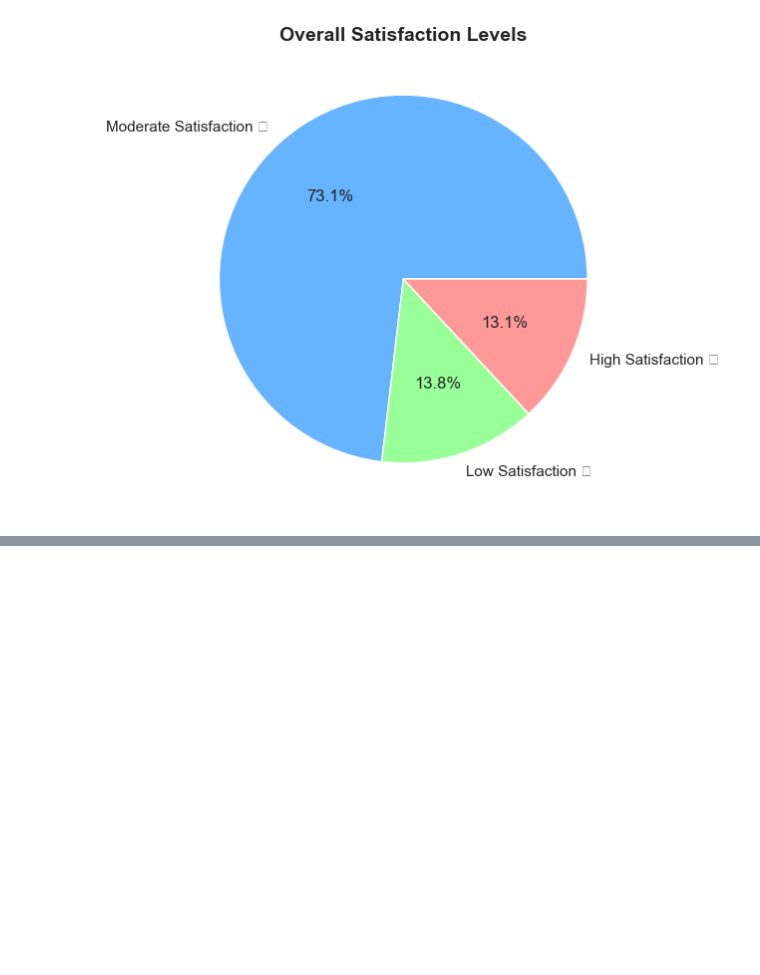
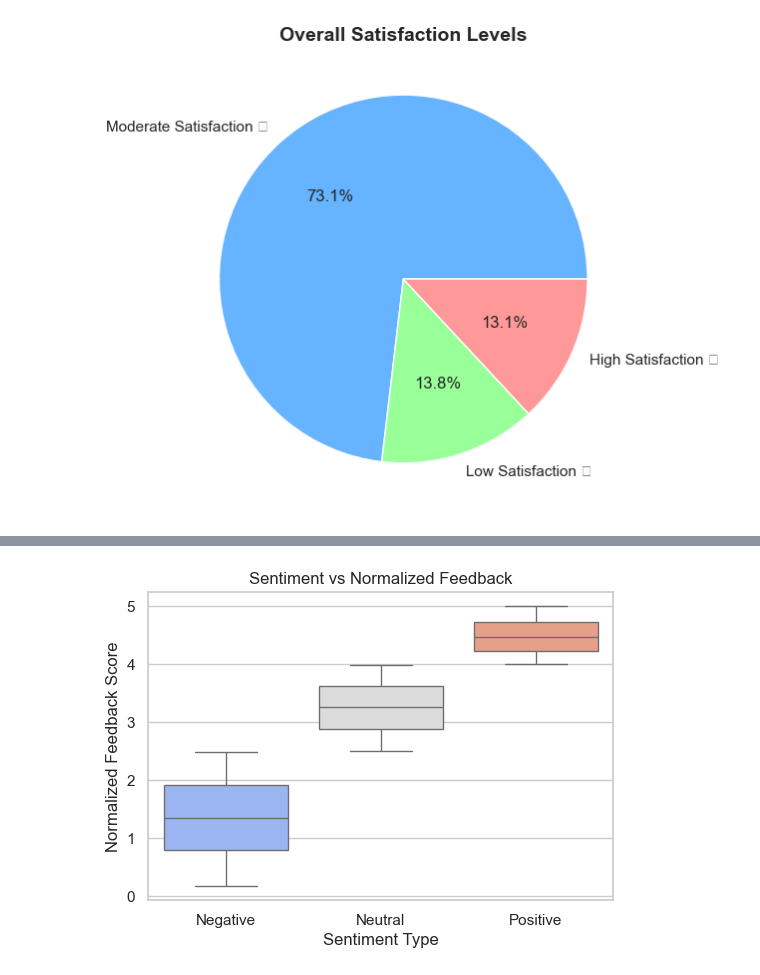
Before and after one commit to jenamjain/FUTURE_DS_03, a Jupyter notebook: College Event Feedback Analysis.ipynb, the cells around one changed output, grey strips where cells are left out. Drawn from its saved outputs; the diff is of its cells as text; code cells hidden in the pictures; blank space fills up the shorter version.

```diff
--- a/College Event Feedback Analysis.ipynb
+++ b/College Event Feedback Analysis.ipynb
@@ -370,0 +540,9 @@ plt.show()
+# %%
+plt.figure(figsize=(6,4))
+sns.boxplot(x='Sentiment', y='Normalized_Feedback', data=df, palette='coolwarm')
+plt.title('Sentiment vs Normalized Feedback')
+plt.xlabel('Sentiment Type')
+plt.ylabel('Normalized Feedback Score')
+plt.show()
+# %% [output]
+[figure, added]
```
Also changed, not shown: parts of 18 cells of this notebook, 1 other file.
